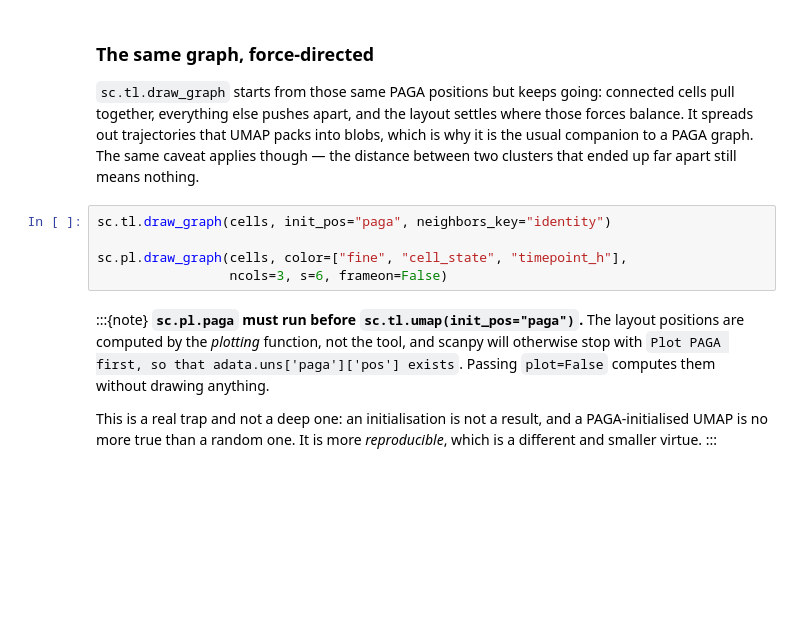
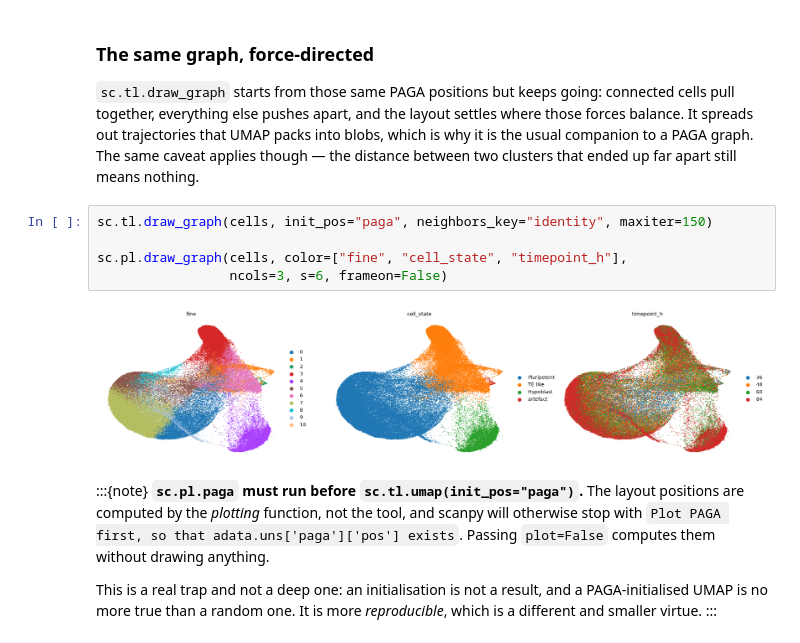
Before and after one commit to LiberaliLab/Multicellular-Systems-2026, a Jupyter notebook: book/part3_analysis/2_controls/09_paga.ipynb, the cells around one changed output. Drawn from its saved outputs; the diff is of its cells as text; blank space fills up the shorter version.

Commit message:
Finsihing PAGA notebook

```diff
--- a/book/part3_analysis/2_controls/09_paga.ipynb
+++ b/book/part3_analysis/2_controls/09_paga.ipynb
@@ -368,10 +267,12 @@ forces balance. It spreads out trajectories that UMAP packs into blobs, which is
 is the usual companion to a PAGA graph. The same caveat applies though — the distance
 between two clusters that ended up far apart still means nothing.
 # %%
-sc.tl.draw_graph(cells, init_pos="paga", neighbors_key="identity")
+sc.tl.draw_graph(cells, init_pos="paga", neighbors_key="identity", maxiter=150)
 
 sc.pl.draw_graph(cells, color=["fine", "cell_state", "timepoint_h"],
                  ncols=3, s=6, frameon=False)
+# %% [output]
+[figure, added]
 # %% [markdown]
 :::{note}
 **`sc.pl.paga` must run before `sc.tl.umap(init_pos="paga")`.** The layout positions are
```
Also changed, not shown: parts of 30 cells of this notebook.
